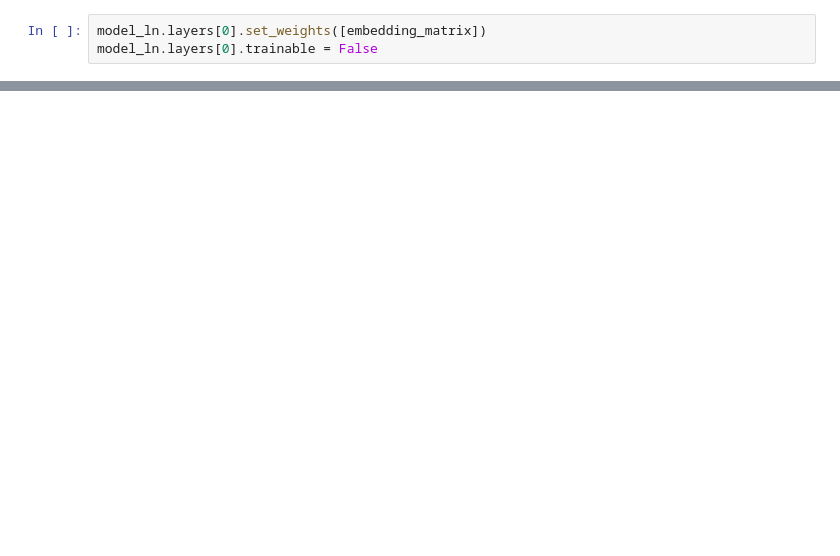
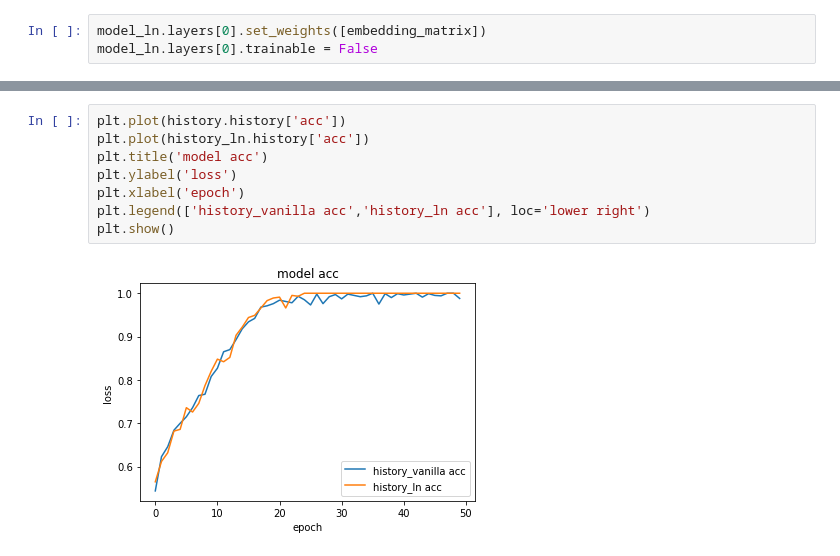
Before and after one commit to senliuy/keras_layerNorm_mlp_lstm, a Jupyter notebook: imdb.ipynb, the cells around one changed output, grey strips where cells are left out. Saved outputs shown, nothing was run; the diff lists cells and outputs as text; blank space fills up the shorter version.

```diff
--- a/imdb.ipynb
+++ b/imdb.ipynb
@@ -188,0 +191,10 @@ plt.show()
+# %%
+plt.plot(history.history['acc'])
+plt.plot(history_ln.history['acc'])
+plt.title('model acc')
+plt.ylabel('loss')
+plt.xlabel('epoch')
+plt.legend(['history_vanilla acc','history_ln acc'], loc='lower right')
+plt.show()
+# %% [output]
+[figure, added]
```
Also changed, not shown: parts of 7 cells of this notebook, 5 other files.
